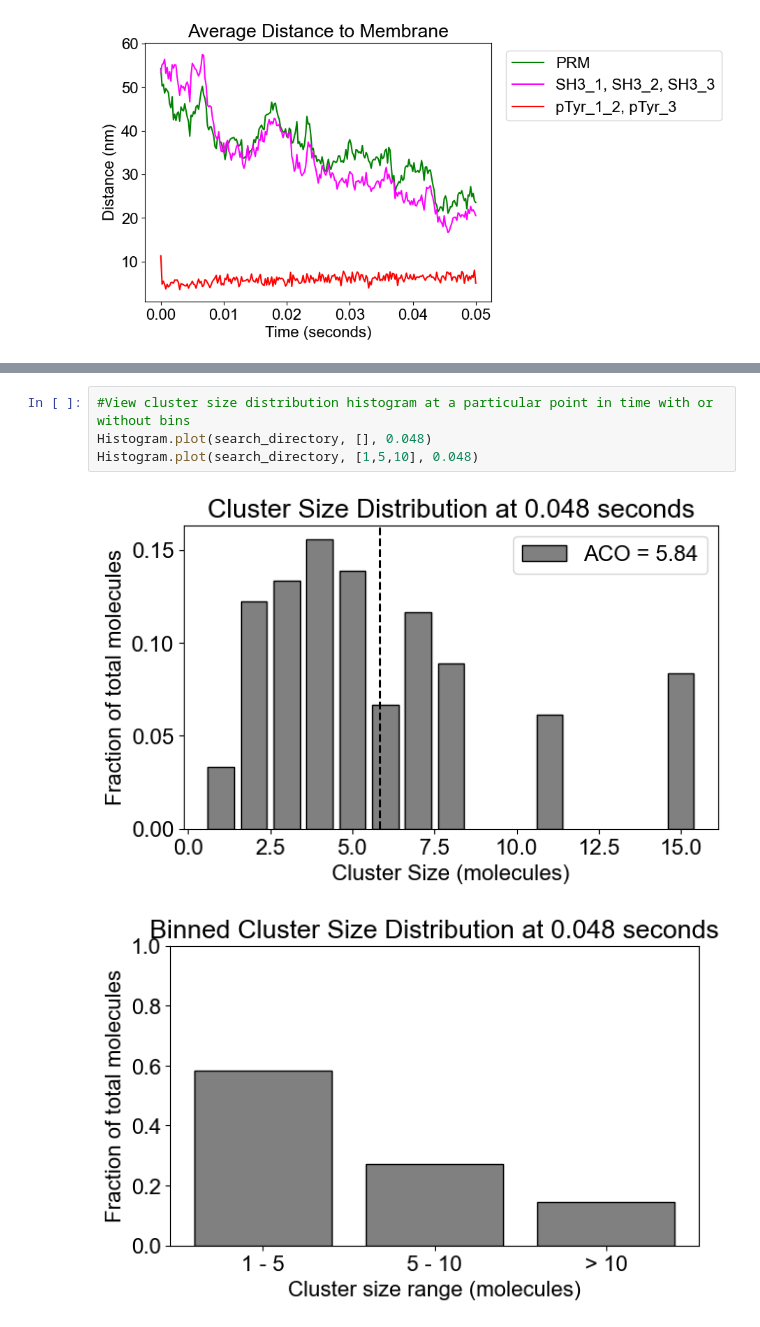
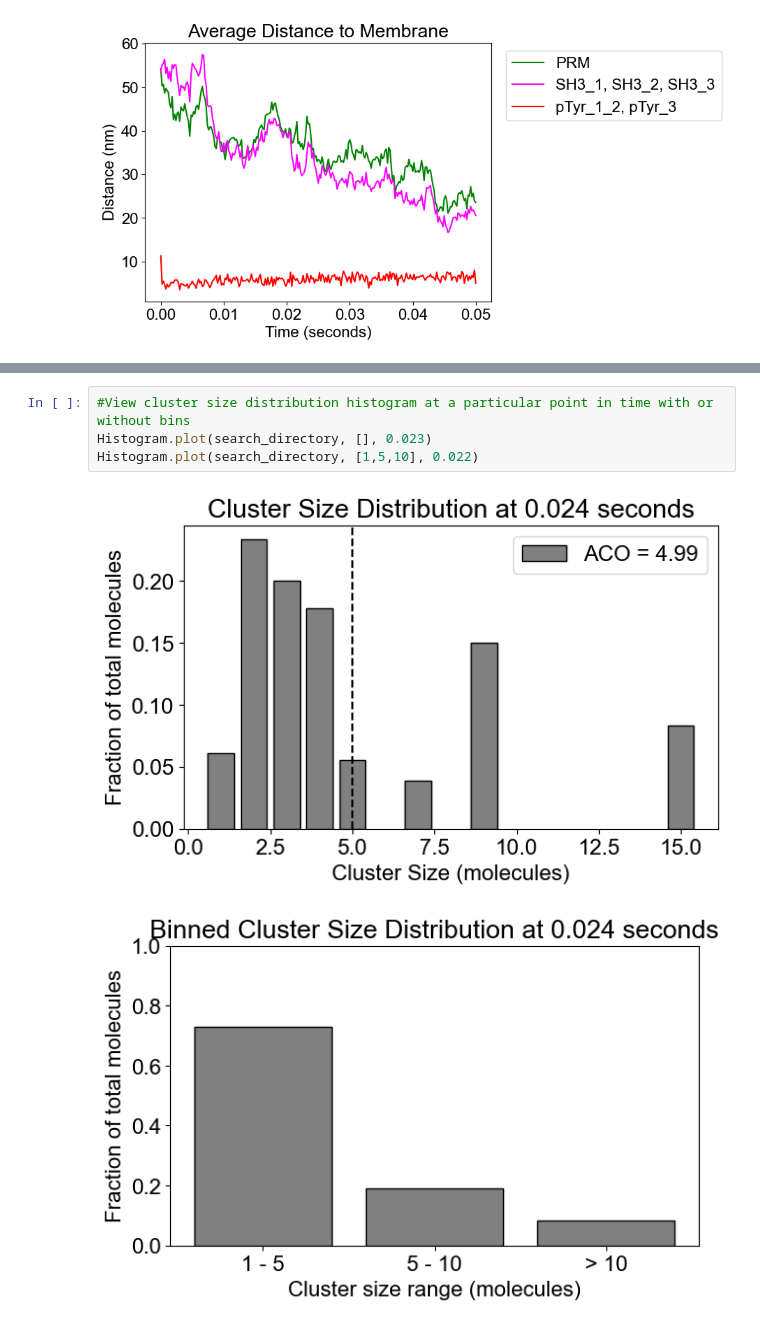
Before and after one commit to MolClustPy/SpringSaLaD-Python-Viz, a Jupyter notebook: demo.ipynb, the cells around one changed output, grey strips where cells are left out. Saved outputs shown, nothing was run; the diff lists cells and outputs as text.

```diff
--- a/demo.ipynb
+++ b/demo.ipynb
@@ -146,8 +146,8 @@ Execution time : 0.6906 secs
 # %%
 #View cluster size distribution histogram at a particular point in time with or without bins
-Histogram.plot(search_directory, [], 0.048)
-Histogram.plot(search_directory, [1,5,10], 0.048)
+Histogram.plot(search_directory, [], 0.023)
+Histogram.plot(search_directory, [1,5,10], 0.022)
 # %% [output]
-[figure, old version]
+[figure, new version]
-[figure, old version]
+[figure, new version]
 # %%
```
Also changed, not shown: parts of 3 cells of this notebook, 10 other files.
